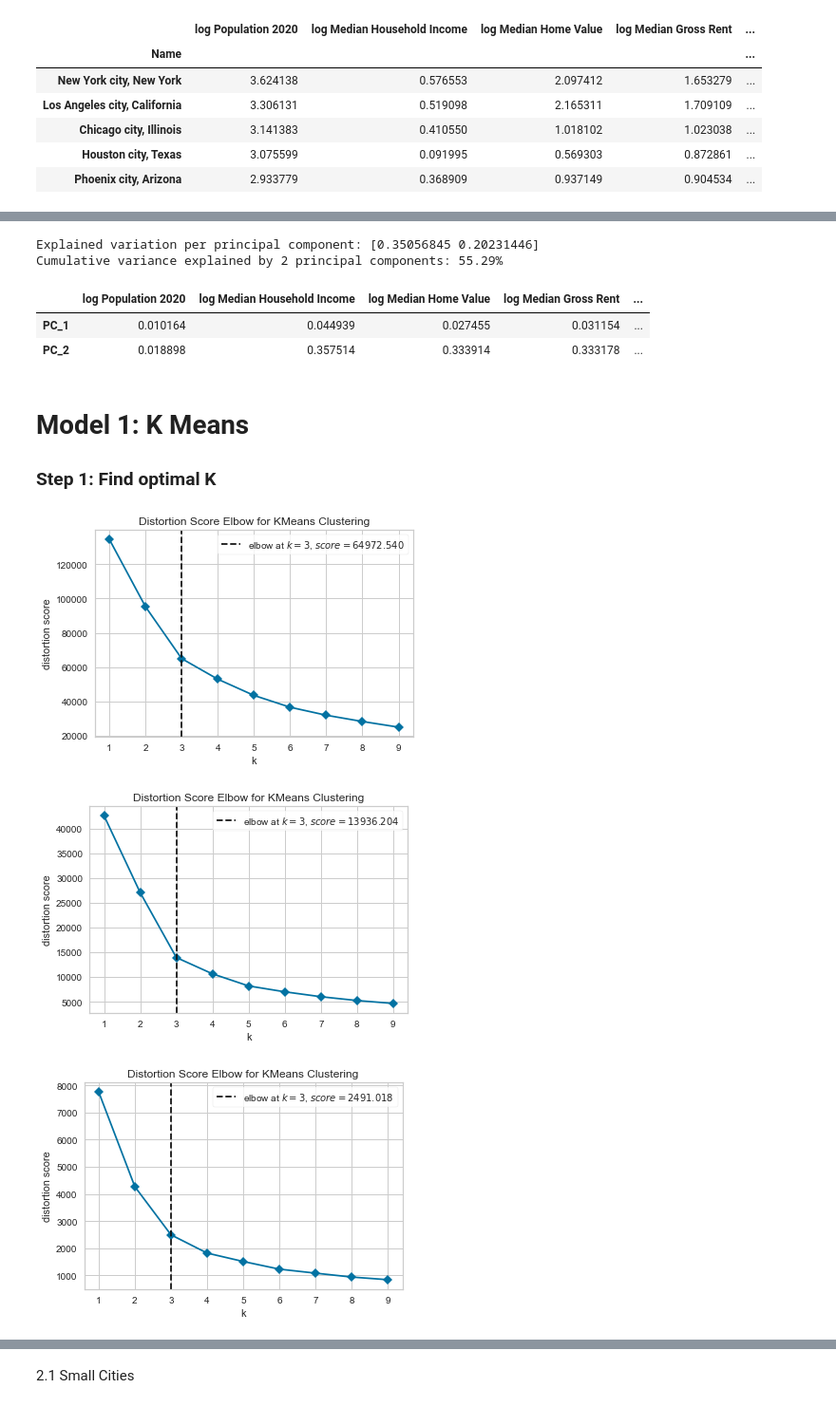
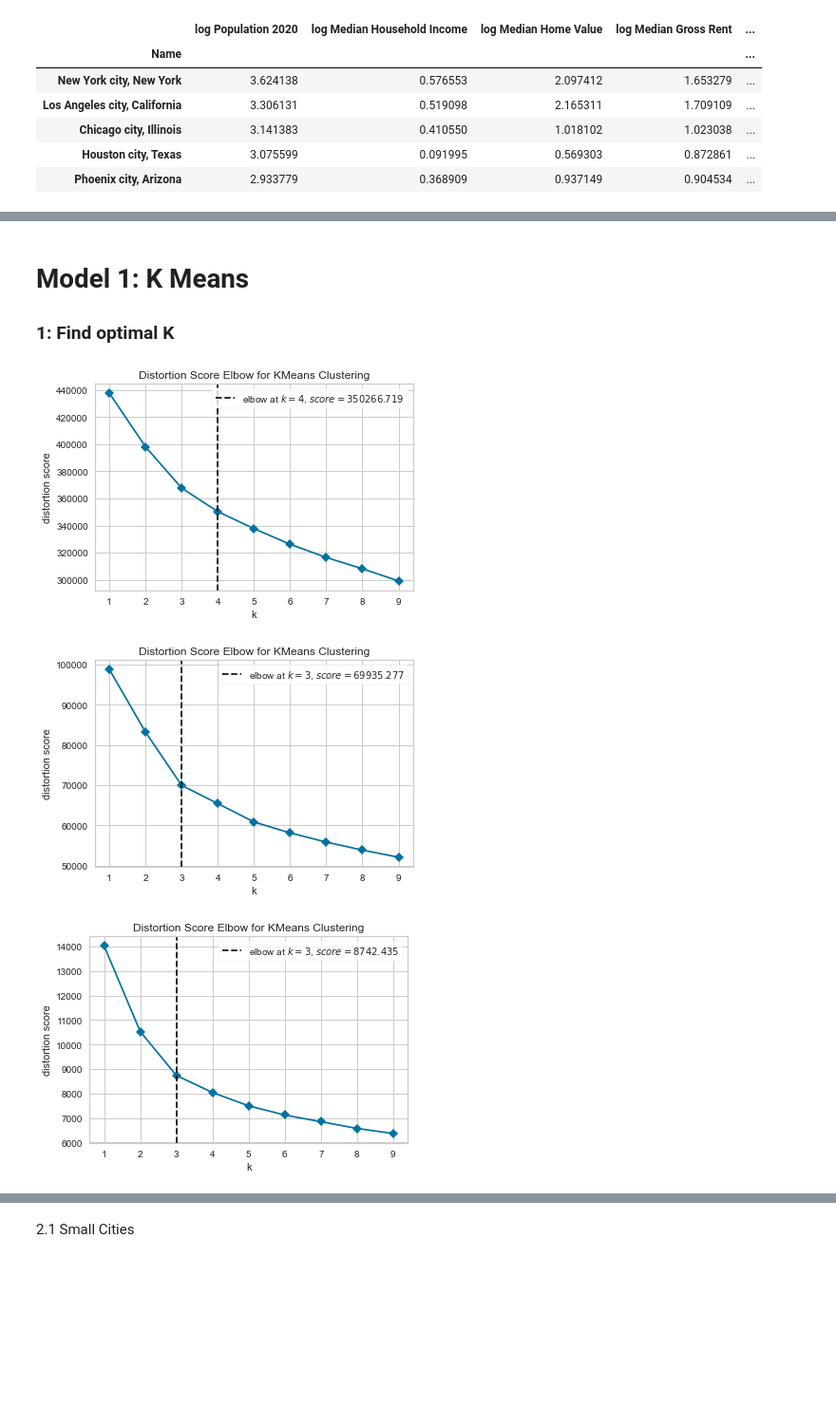
Before and after one commit to colton-lapp/DemographicChange, a Jupyter notebook: Q3_Clustering-FINAL.ipynb, the cells around one changed output, grey strips where cells are left out. Shown: that part at 95% size. Saved outputs shown, nothing was run; the diff lists cells and outputs as text; code cells hidden in the pictures; blank space fills up the shorter version.

```diff
--- a/Q3_Clustering-FINAL.ipynb
+++ b/Q3_Clustering-FINAL.ipynb
@@ -268,35 +210,15 @@ data_pca_medium
-# %%
-pca_big = PCA(n_components=2)
-pca_big_res = pca_big.fit_transform(X_big)
-print('Explained variation per principal component: {}'.format(pca_big.explained_variance_ratio_))
-print('Cumulative variance explained by 2 principal components: {:.2%}'.format(np.sum(pca_big.explained_variance_ratio_)))
-# %% [output]
-Explained variation per principal component: [0.35056845 0.20231446]
-Cumulative variance explained by 2 principal components: 55.29%
-# %%
-data_pca_big = pd.DataFrame(abs(pca_big.components_), columns=X_big.columns, index=['PC_1', 'PC_2'])
-data_pca_big
-# %% [output]
-|  | log Population 2020 | log Median Household Income | log Median Home Value | log Median Gross Rent | ... |
-| PC_1 | 0.010164 | 0.044939 | 0.027455 | 0.031154 | ... |
-| PC_2 | 0.018898 | 0.357514 | 0.333914 | 0.333178 | ... |
 # %% [markdown]
 # Model 1: K Means
 
-### Step 1: Find optimal K
+### 1: Find optimal K
 # %%
-for i in [pca_small_res, pca_medium_res, pca_big_res]:
+for i in [X_small, X_medium, X_big]:
     KM_baseline = KMeans(random_state=seed, n_init=10)
     # Elbow Method
     visualizer = KElbowVisualizer(KM_baseline,  k=(1,10), timings = False)
     visualizer.fit(i)
     visualizer.show();
-
-    # Calinski-Harabasz Score
-    # visualizer = KElbowVisualizer(KM_baseline, k=(2,15), metric='calinski_harabasz', timings=False, locate_elbow=True)
-    # visualizer.fit(i)
-    # visualizer.show();
 # %% [output]
-[figure, old version]
+[figure, new version]
-[figure, old version]
+[figure, new version]
-[figure, old version]
+[figure, new version]
```
Also changed, not shown: parts of 100 cells of this notebook.
